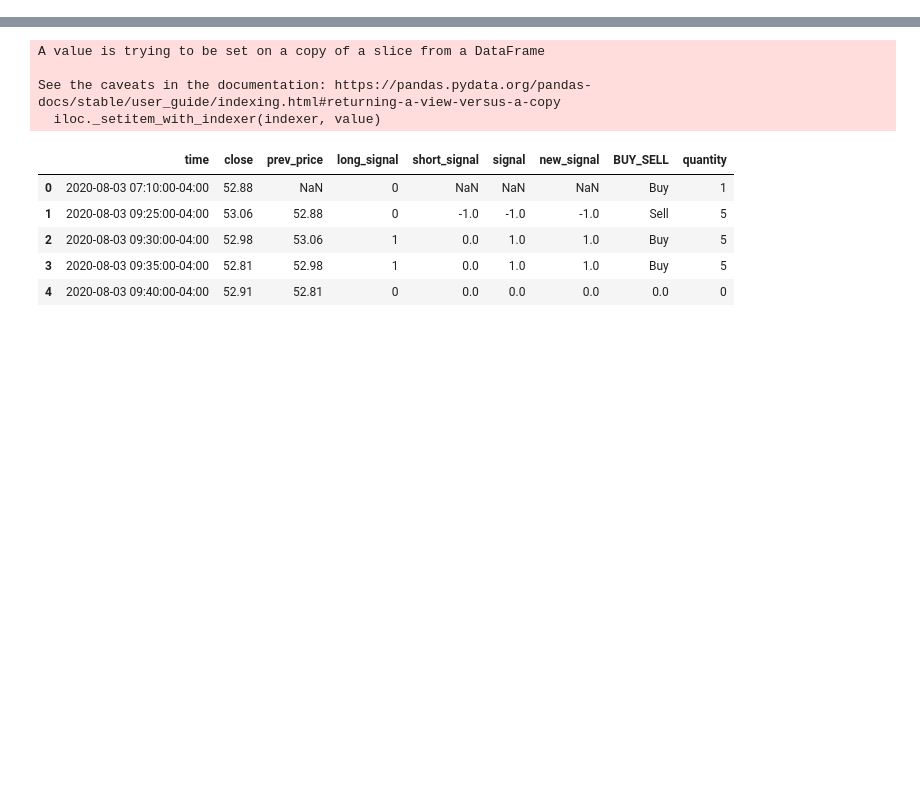
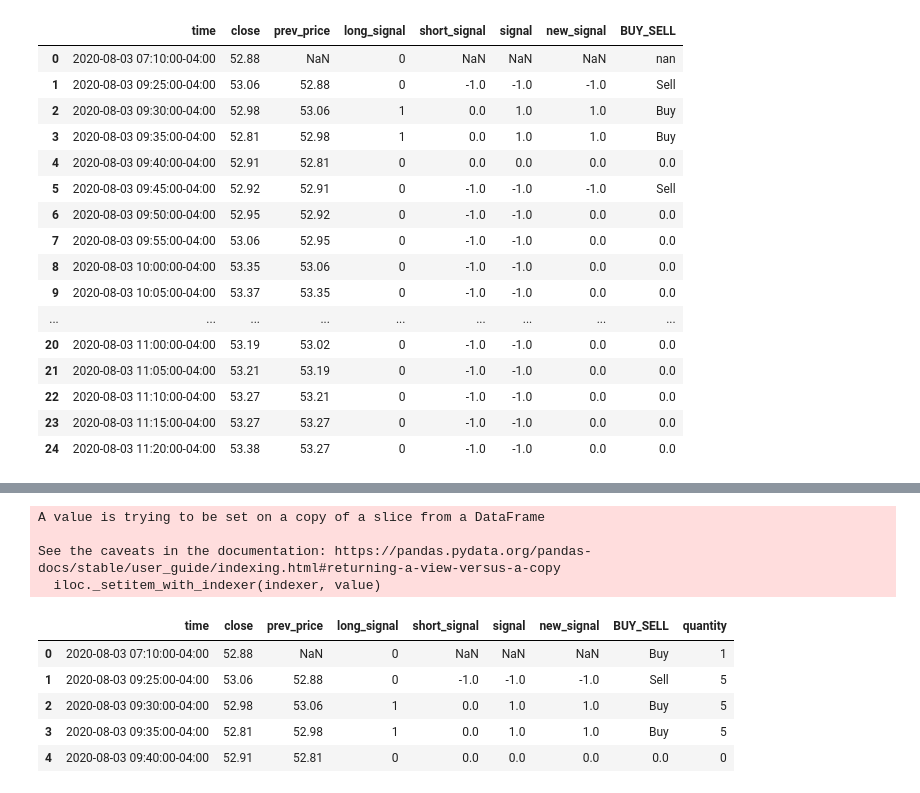
Before and after one commit to VinGit-droid/Martingale, a Jupyter notebook: Martingale.ipynb, the cells around one changed output, grey strips where cells are left out. Cells and saved outputs as stored; diff of their text form; code cells hidden in the pictures; blank space fills up the shorter version.

```diff
--- a/Martingale.ipynb
+++ b/Martingale.ipynb
@@ -317,0 +121,11 @@ print('Got order #{}'.format(my_order.id))
+# %%
+df_mg = test.copy()
+# Create column for previous price
+df_mg['prev_price'] = df_mg['close'].shift(1)
+#df_mg['prev2_price'] = df_mg['close'].shift(2)
+
+# Generate buy and sell signal for price increase and decrease respectively. And create consolidated 'signal' column by addition of both buy and sell signals
+df_mg['long_signal'] = np.where(df_mg['close'] < df_mg['prev_price'], 1, 0)
+#df_mg['short_signal'] = np.where(df_mg['close'] > df_mg['prev2_price'], -1, 0)
+#df_mg['signal'] = df_mg['short_signal'] + df_mg['long_signal']
+df_mg.head()
@@ -317,0 +140,27 @@ print('Got order #{}'.format(my_order.id))
+# %%
+test2 = df_mg.copy()
+test2.reset_index(inplace=True)
+for i in range(test2.shape[0]):
+  if i > 0:
+    h = i-1
+    if ( (test2.loc[i, 'long_signal'] == 0) & (test2.loc[h, 'long_signal'] == 0) ):
+
+      test2.loc[i,'short_signal'] = -1
+
+    else:
+
+      test2.loc[i,'short_signal'] = 0
+
+test2['signal'] = test2['short_signal'] + test2['long_signal']
+
+for i in range(test2.shape[0]):
+  if i > 0:
+    h = i-1
+    if ( (test2.loc[i, 'short_signal'] == -1) & (test2.loc[h, 'short_signal'] == -1) ):
+
+      test2.loc[i,'new_signal'] = 0
+
+    else:
+
+      test2.loc[i,'new_signal'] = test2.loc[i,'signal']
+test2.head()
@@ -317,0 +174,23 @@ print('Got order #{}'.format(my_order.id))
+# %%
+test2['BUY_SELL'] = np.where(test2['new_signal'] == 1, 'Buy', test2['new_signal'] )
+test2['BUY_SELL'] = np.where(test2['new_signal'] == -1, 'Sell', test2['BUY_SELL'] )
+
+test2.head(25)
+# %% [output]
+|  | time | close | prev_price | long_signal | short_signal | signal | new_signal | BUY_SELL |
+| 0 | 2020-08-03 07:10:00-04:00 | 52.88 | NaN | 0 | NaN | NaN | NaN | nan |
+| 1 | 2020-08-03 09:25:00-04:00 | 53.06 | 52.88 | 0 | -1.0 | -1.0 | -1.0 | Sell |
+| 2 | 2020-08-03 09:30:00-04:00 | 52.98 | 53.06 | 1 | 0.0 | 1.0 | 1.0 | Buy |
+| 3 | 2020-08-03 09:35:00-04:00 | 52.81 | 52.98 | 1 | 0.0 | 1.0 | 1.0 | Buy |
+| 4 | 2020-08-03 09:40:00-04:00 | 52.91 | 52.81 | 0 | 0.0 | 0.0 | 0.0 | 0.0 |
+| 5 | 2020-08-03 09:45:00-04:00 | 52.92 | 52.91 | 0 | -1.0 | -1.0 | -1.0 | Sell |
+| 6 | 2020-08-03 09:50:00-04:00 | 52.95 | 52.92 | 0 | -1.0 | -1.0 | 0.0 | 0.0 |
+| 7 | 2020-08-03 09:55:00-04:00 | 53.06 | 52.95 | 0 | -1.0 | -1.0 | 0.0 | 0.0 |
+| 8 | 2020-08-03 10:00:00-04:00 | 53.35 | 53.06 | 0 | -1.0 | -1.0 | 0.0 | 0.0 |
+| 9 | 2020-08-03 10:05:00-04:00 | 53.37 | 53.35 | 0 | -1.0 | -1.0 | 0.0 | 0.0 |
+| ... | ... | ... | ... | ... | ... | ... | ... | ... |
+| 20 | 2020-08-03 11:00:00-04:00 | 53.19 | 53.02 | 0 | -1.0 | -1.0 | 0.0 | 0.0 |
+| 21 | 2020-08-03 11:05:00-04:00 | 53.21 | 53.19 | 0 | -1.0 | -1.0 | 0.0 | 0.0 |
+| 22 | 2020-08-03 11:10:00-04:00 | 53.27 | 53.21 | 0 | -1.0 | -1.0 | 0.0 | 0.0 |
+| 23 | 2020-08-03 11:15:00-04:00 | 53.27 | 53.27 | 0 | -1.0 | -1.0 | 0.0 | 0.0 |
+| 24 | 2020-08-03 11:20:00-04:00 | 53.38 | 53.27 | 0 | -1.0 | -1.0 | 0.0 | 0.0 |
```
Also changed, not shown: parts of 35 cells of this notebook.
